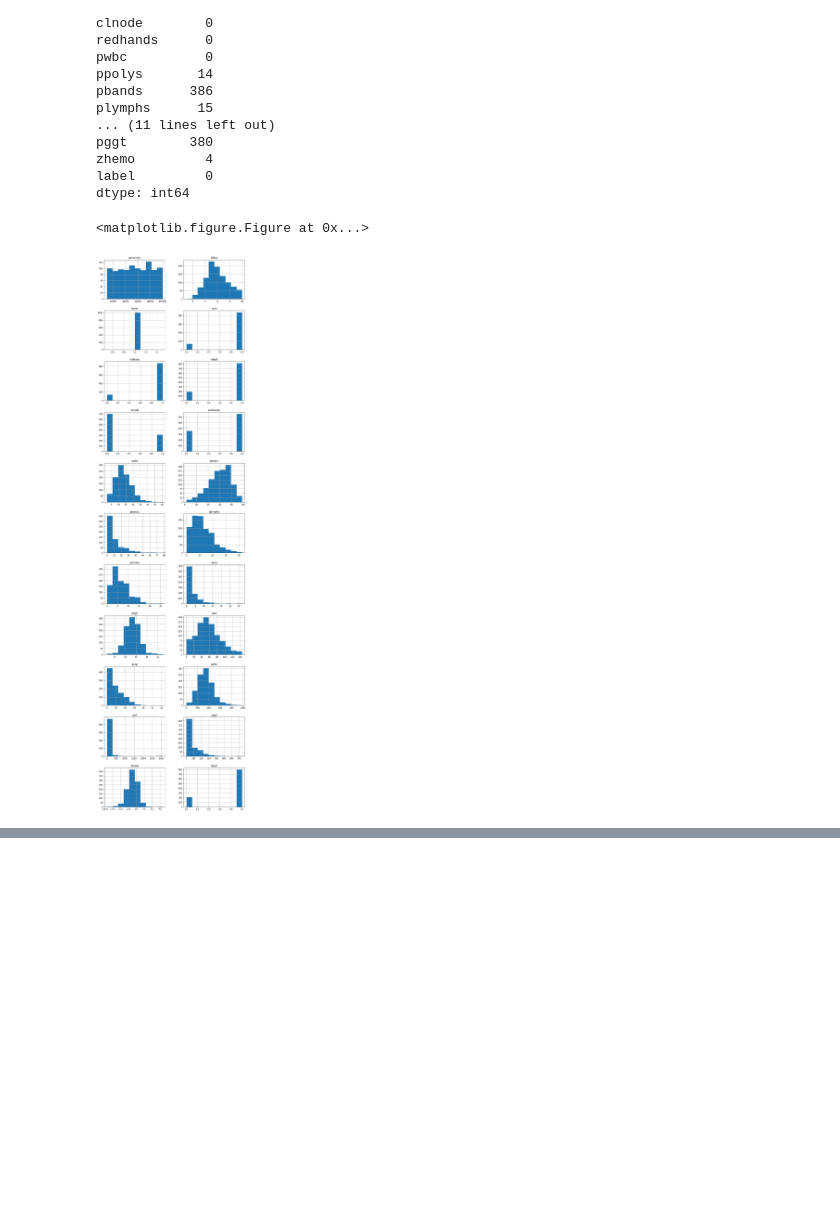
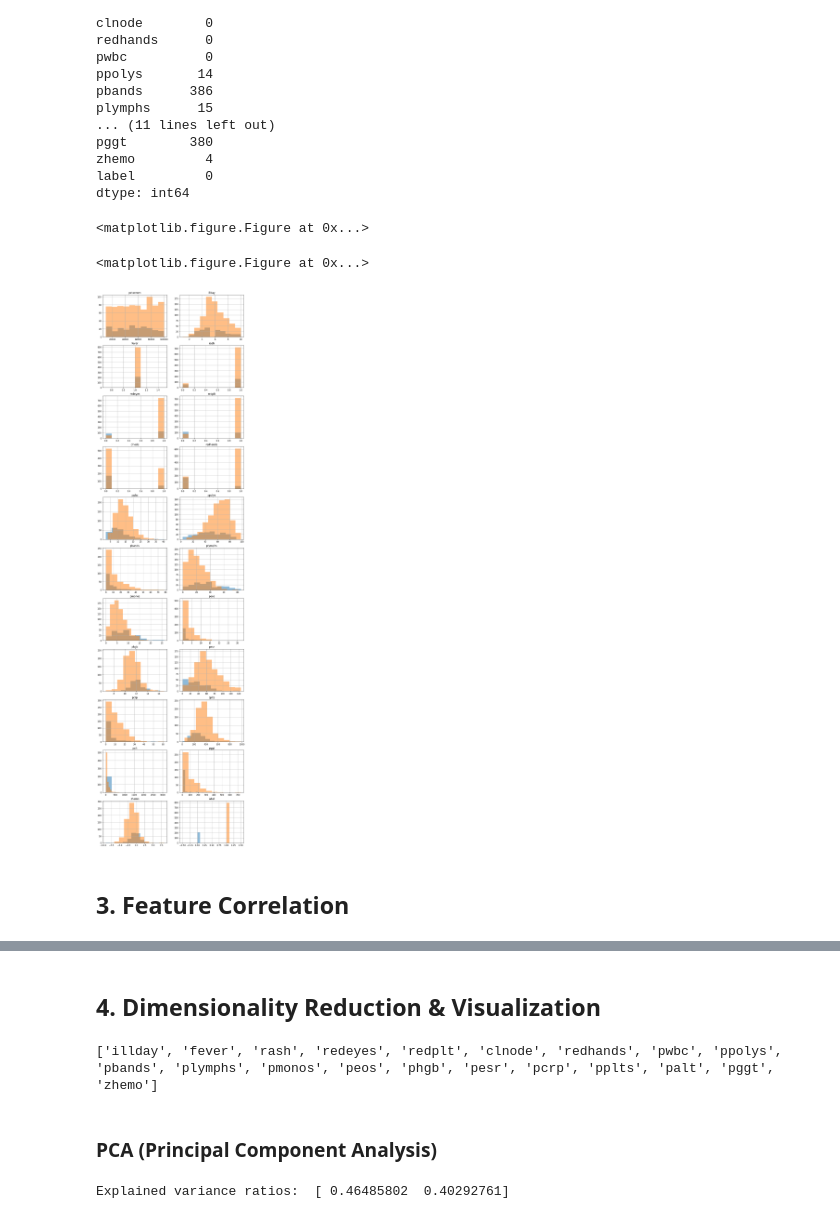
Before and after one commit to pelillian/machine-learning-kd-diagnosis, a Jupyter notebook: exploratory-analysis.ipynb, the cells around one changed output, grey strips where cells are left out. Cells and saved outputs as stored; diff of their text form; code cells hidden in the pictures; blank space fills up the shorter version.

```diff
--- a/exploratory-analysis.ipynb
+++ b/exploratory-analysis.ipynb
@@ -82,21 +88,28 @@ zhemo         4
 label         0
 dtype: int64
 # %%
-# Histograms for each numeric feature
+# Histograms for each numeric feature, grouped by label
+    # Orange: KD
+    # Blue: Febrile Control
+    # (this took me way too long)
 plt.clf()
 fig, axes = plt.subplots(len(numeric_columns)//2, 2, figsize=(12, 48))
 
 i = 0
 for triaxis in axes:
     for axis in triaxis:
         feature = numeric_columns[i]
-        df.hist(column = feature, ax=axis)
+        axis.set_title(feature)
+        df.groupby('label')[feature].hist(alpha=0.5, ax=axis)
         i = i+1
 
 plt.show()
 # %% [output]
 <matplotlib.figure.Figure at 0x...>
+<matplotlib.figure.Figure at 0x...>
-[figure, old version]
+[figure, new version]
+# %% [markdown]
+## 3. Feature Correlation
 # %%
 # Feature correlation matrix
 df.corr()
@@ -118,3 +131,26 @@ df.corr()
 | pggt | 0.008015 | -0.054004 | NaN | 0.103175 | 0.128266 | 0.146191 | 0.017012 | 0.203235 | 0.122795 | 0.118217 | 0.224847 | ... |
 | zhemo | -0.002581 | -0.137512 | NaN | 0.031636 | -0.014971 | -0.052771 | 0.010634 | -0.101498 | -0.168433 | -0.078113 | 0.015797 | ... |
 | label | 0.034860 | 0.094363 | NaN | 0.216850 | 0.405919 | 0.458414 | 0.126406 | 0.487978 | 0.218037 | 0.315651 | 0.158608 | ... |
+# %% [markdown]
+## 4. Dimensionality Reduction & Visualization
+# %%
+# Get dataframe with trainable features only
+drop_columns = ['peternum', 'signESR', 'signCRP', 'signALT', 'signGGT', 'label']
+df_train = df.drop(drop_columns, axis=1) # drop non-training columns
+df_train = df_train.fillna(df_train.mean()) # fill NaNs with feature mean
+print(list(df_train)) # list remaining columns
+
+feature_values = df_train.values
+labels = df['label'].values
+# %% [output]
+['illday', 'fever', 'rash', 'redeyes', 'redplt', 'clnode', 'redhands', 'pwbc', 'ppolys', 'pbands', 'plymphs', 'pmonos', 'peos', 'phgb', 'pesr', 'pcrp', 'pplts', 'palt', 'pggt', 'zhemo']
+# %% [markdown]
+### PCA (Principal Component Analysis)
+# %%
+# Apply PCA (Principal Component Analysis)
+pca = PCA(n_components=2)
+pca.fit(feature_values)
+pca_output = pca.transform(feature_values)
+print("Explained variance ratios: ", pca.explained_variance_ratio_)
+# %% [output]
+Explained variance ratios:  [ 0.46485802  0.40292761]
```
Also changed, not shown: parts of 9 cells of this notebook, 3 other files.
